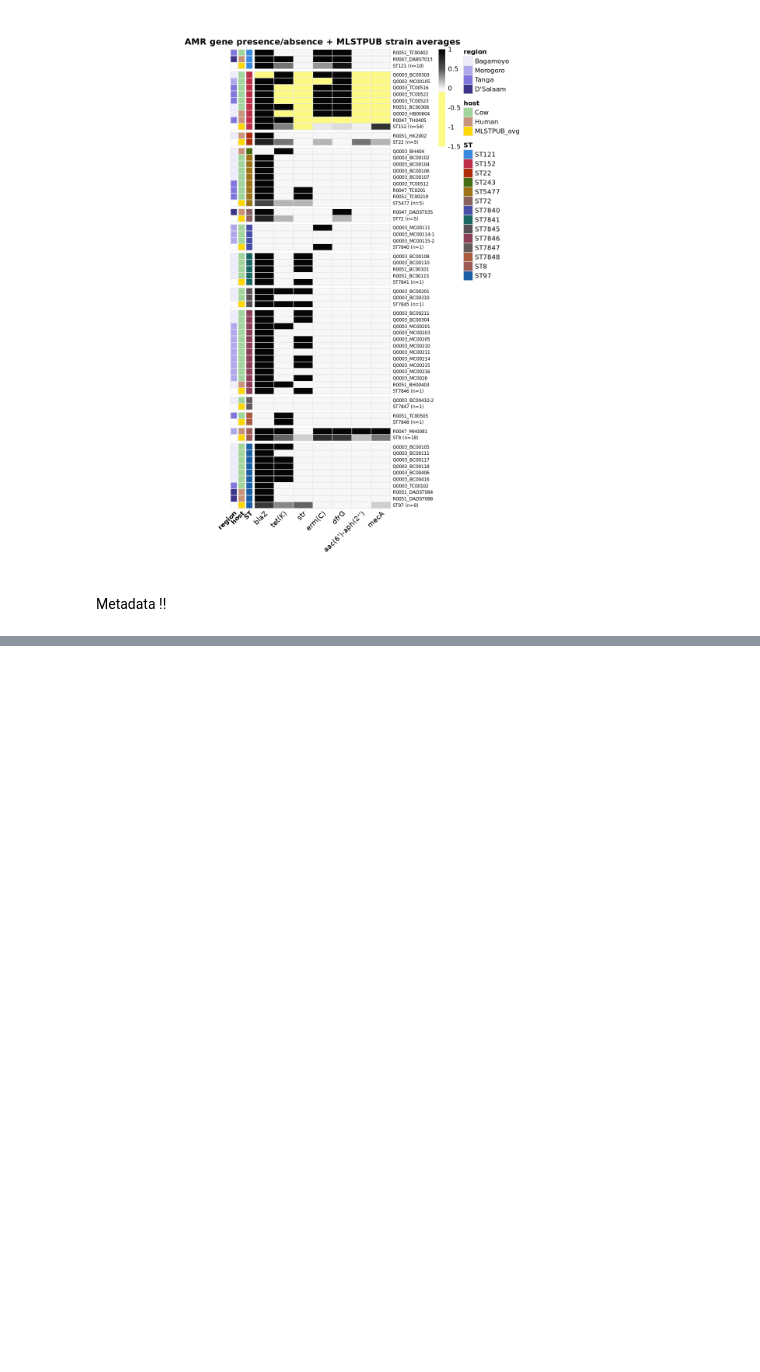
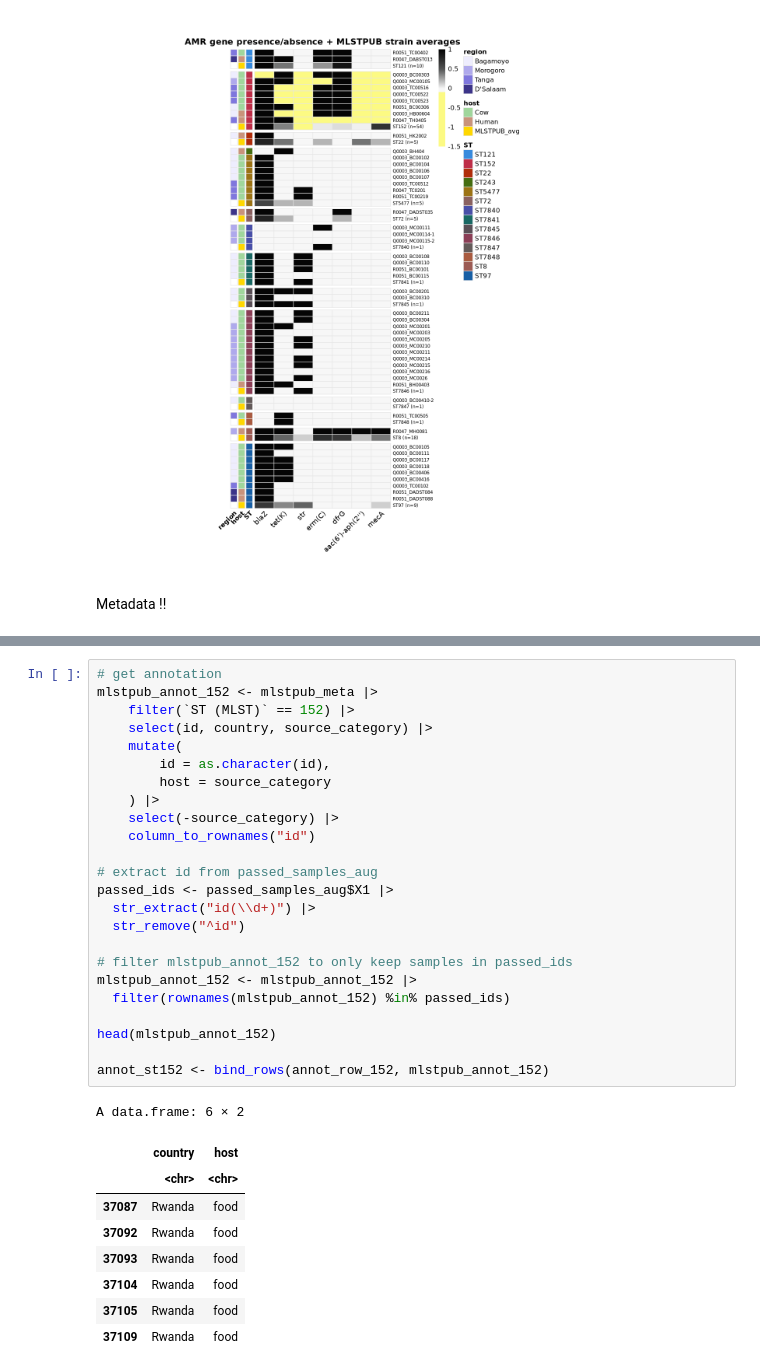
Before and after one commit to andregodinhodtu/23262_infectious_disease_project, a Jupyter notebook: source/analysis/resfinder.ipynb, the cells around one changed output, grey strips where cells are left out. Saved outputs shown, nothing was run; the diff lists cells and outputs as text; blank space fills up the shorter version.

```diff
--- a/source/analysis/resfinder.ipynb
+++ b/source/analysis/resfinder.ipynb
@@ -780,3 +829,37 @@ Metadata !!
+# %%
+# get annotation
+mlstpub_annot_152 <- mlstpub_meta |>
+    filter(`ST (MLST)` == 152) |>
+    select(id, country, source_category) |>
+    mutate(
+        id = as.character(id),
+        host = source_category
+    ) |>
+    select(-source_category) |>
+    column_to_rownames("id")
+
+# extract id from passed_samples_aug
+passed_ids <- passed_samples_aug$X1 |>
+  str_extract("id(\\d+)") |>
+  str_remove("^id")
+
+# filter mlstpub_annot_152 to only keep samples in passed_ids
+mlstpub_annot_152 <- mlstpub_annot_152 |>
+  filter(rownames(mlstpub_annot_152) %in% passed_ids)
+
+head(mlstpub_annot_152)
+
+annot_st152 <- bind_rows(annot_row_152, mlstpub_annot_152)
+# %% [output]
+A data.frame: 6 × 2
+|  | country | host |
+|  | <chr> | <chr> |
+| 37087 | Rwanda | food |
+| 37092 | Rwanda | food |
+| 37093 | Rwanda | food |
+| 37104 | Rwanda | food |
+| 37105 | Rwanda | food |
+| 37109 | Rwanda | food |
 # %%
 # extract strain 152
 pa_mat_aug_st152 <- pa_mat_aug[str_detect(rownames(pa_mat_aug), "^ST152"), , drop = FALSE]
```
Also changed, not shown: parts of 5 cells of this notebook, 1 other file.
